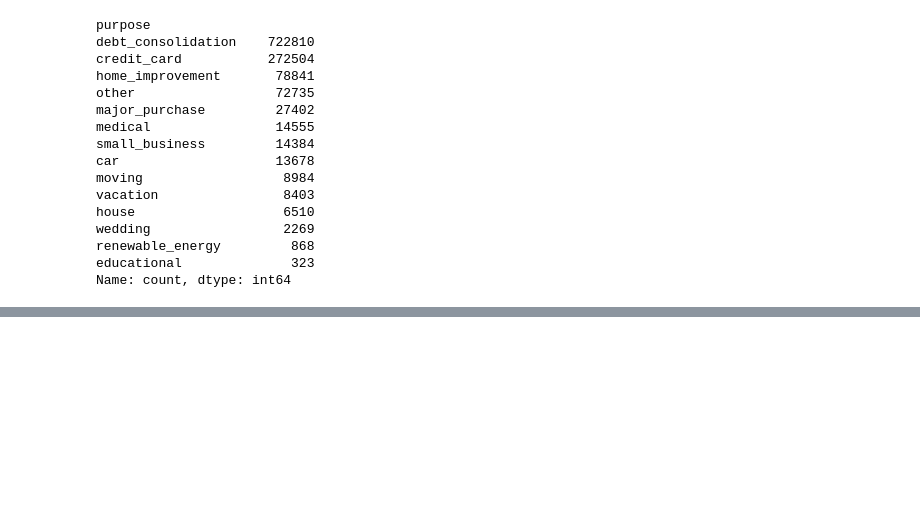
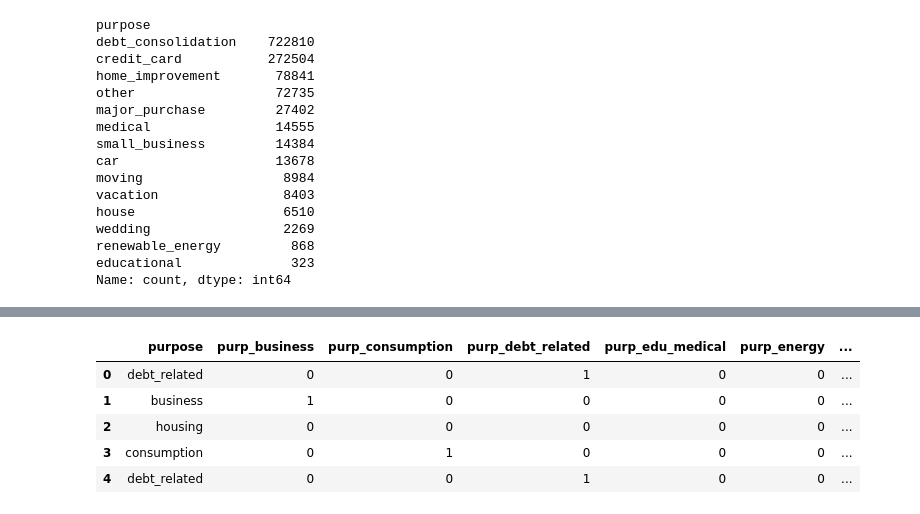
Before and after one commit to sese7414/LendingClub_project, a Jupyter notebook: merge_lending.ipynb, the cells around one changed output, grey strips where cells are left out. Saved outputs shown, nothing was run; the diff lists cells and outputs as text; code cells hidden in the pictures; blank space fills up the shorter version.

```diff
--- a/merge_lending.ipynb
+++ b/merge_lending.ipynb
@@ -697,3 +698,26 @@ wedding                 2269
 renewable_energy         868
 educational              323
 Name: count, dtype: int64
+# %%
+# purpose 그룹화 시키기
+# 항목 14개-> 7개
+
+def group_purpose(x):
+    if x in ['debt_consolidation', 'credit_card']:
+        return 'debt_related'
+    elif x in ['home_improvement', 'house']:
+        return 'housing'
+    elif x in ['major_purchase', 'car', 'moving', 'vacation', 'wedding']:
+        return 'consumption'
+    elif x == 'small_business':
+        return 'business'
+    elif x in ['educational', 'medical']:
+        return 'edu_medical'
+    elif x == 'renewable_energy':
+        return 'energy'
+    else:
+        return 'other'
+
+acc_cleaned['purpose'] = acc_cleaned['purpose'].apply(group_purpose)
+
+acc_cleaned['purpose'].value_counts()
@@ -699,0 +734,13 @@ Name: count, dtype: int64
+# %%
+purpose_dummies = pd.get_dummies((acc_cleaned.purpose), prefix='purp', dtype=int)
+acc_cleaned = pd.concat([acc_cleaned, purpose_dummies] , axis = 1)
+# %%
+# 인코딩 확인
+acc_cleaned.filter(like='purp').head()
+# %% [output]
+|  | purpose | purp_business | purp_consumption | purp_debt_related | purp_edu_medical | purp_energy | ... |
+| 0 | debt_related | 0 | 0 | 1 | 0 | 0 | ... |
+| 1 | business | 1 | 0 | 0 | 0 | 0 | ... |
+| 2 | housing | 0 | 0 | 0 | 0 | 0 | ... |
+| 3 | consumption | 0 | 1 | 0 | 0 | 0 | ... |
+| 4 | debt_related | 0 | 0 | 1 | 0 | 0 | ... |
```
Also changed, not shown: parts of 2 cells of this notebook.
